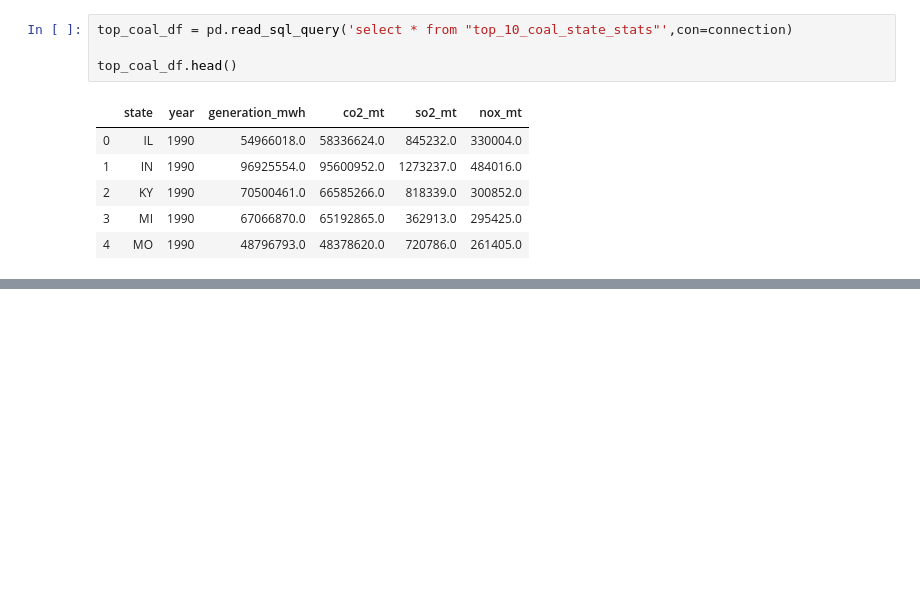
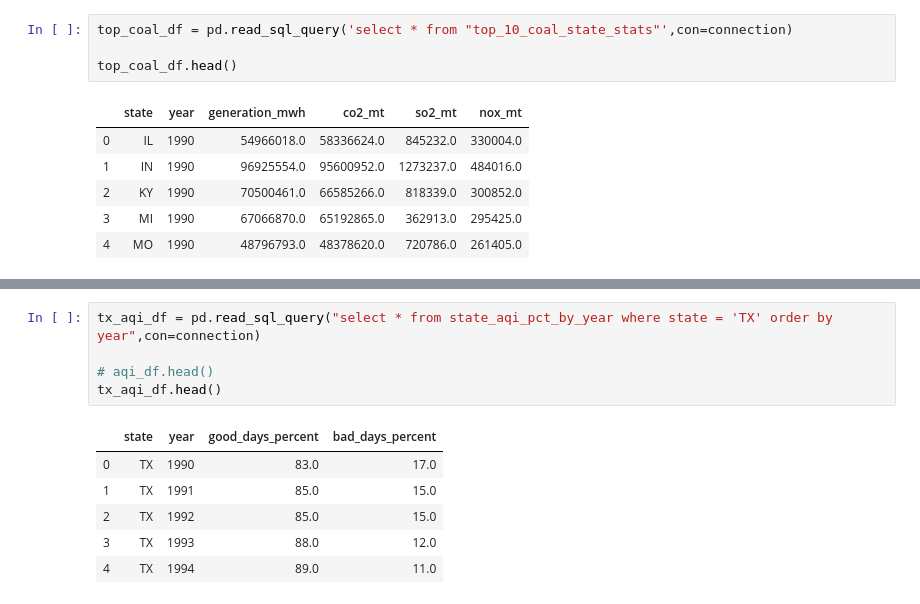
Before and after one commit to fpwirth/Data-Analytics-Project-2, a Jupyter notebook: Notebooks/group_analysis.ipynb, the cells around one changed output, grey strips where cells are left out. Cells and saved outputs as stored; diff of their text form; blank space fills up the shorter version.

```diff
--- a/Notebooks/group_analysis.ipynb
+++ b/Notebooks/group_analysis.ipynb
@@ -38,0 +63,12 @@ top_coal_df.head()
+# %%
+tx_aqi_df = pd.read_sql_query("select * from state_aqi_pct_by_year where state = 'TX' order by year",con=connection)
+
+# aqi_df.head()
+tx_aqi_df.head()
+# %% [output]
+|  | state | year | good_days_percent | bad_days_percent |
+| 0 | TX | 1990 | 83.0 | 17.0 |
+| 1 | TX | 1991 | 85.0 | 15.0 |
+| 2 | TX | 1992 | 85.0 | 15.0 |
+| 3 | TX | 1993 | 88.0 | 12.0 |
+| 4 | TX | 1994 | 89.0 | 11.0 |
```
Also changed, not shown: parts of 8 cells of this notebook, 3 other files.
